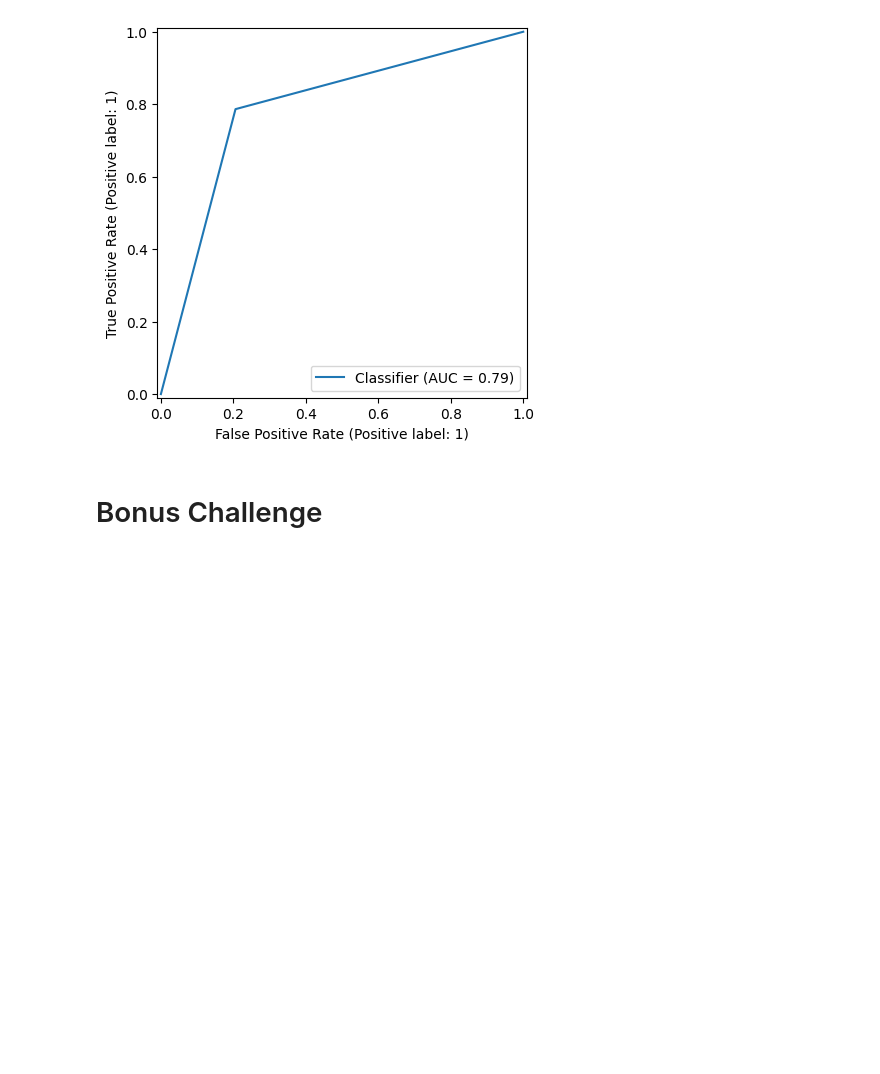
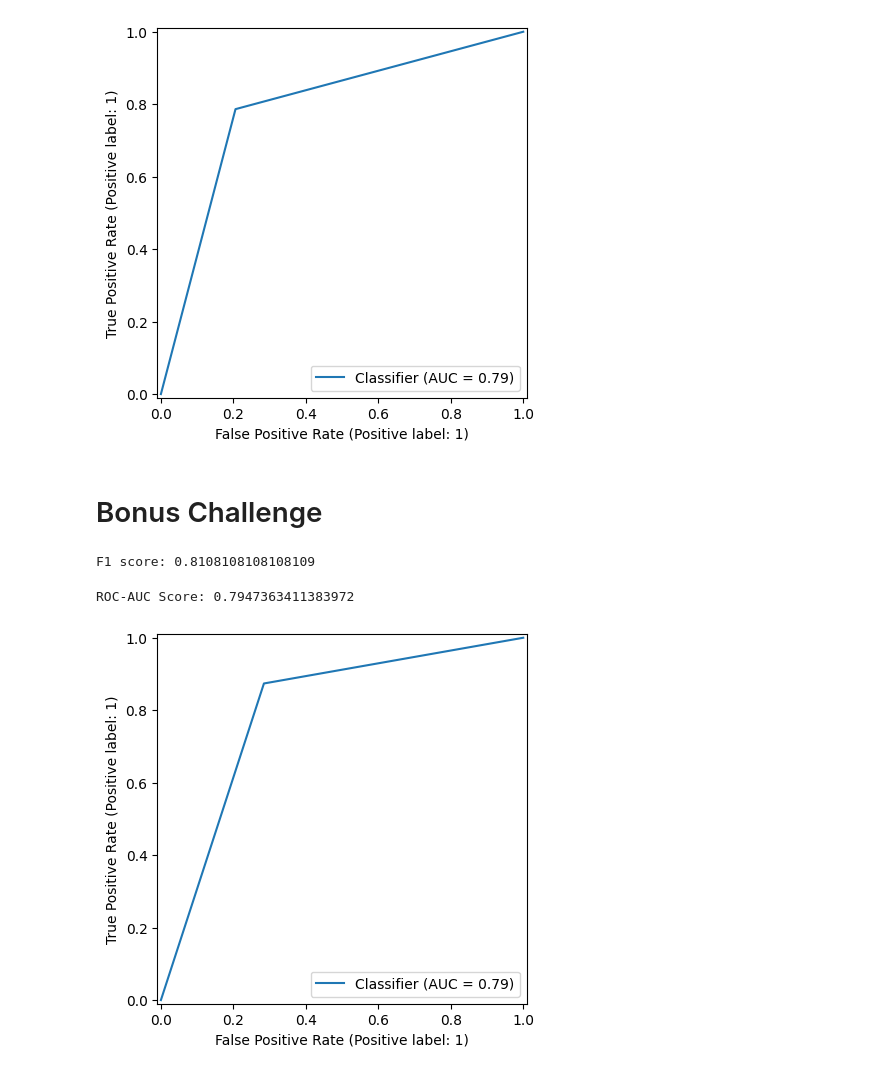
Before and after one commit to aBDULQADARmANASAWALA/AbdulqadarManasawala_techai_tasks, a Jupyter notebook: Abdulqadar_TechAI_Task_3.ipynb, the cells around one changed output. Cells and saved outputs as stored; diff of their text form; code cells hidden in the pictures; blank space fills up the shorter version.

```diff
--- a/Abdulqadar_TechAI_Task_3.ipynb
+++ b/Abdulqadar_TechAI_Task_3.ipynb
@@ -116,3 +157,27 @@ X3 = df.drop(columns=['target'])
 y3 = df['target']
 # %%
 X_train3, X_test3, y_train3, y_test3 = train_test_split(X3, y3, test_size=0.2, random_state=42)
+# %%
+# normalise / scaling data
+from sklearn.preprocessing import StandardScaler
+scaler = StandardScaler()
+
+X_train3_scaled = scaler.fit_transform(X_train3)
+X_test3_scaled = scaler.transform(X_test3)
+# %%
+log_model2 = LogisticRegression()
+log_model2.fit(X_train3_scaled, y_train3)
+y_pred3 = log_model2.predict(X_test3_scaled)
+# %%
+f1_2 = f1_score(y_test3, y_pred3)
+print(f'F1 score: {f1_2}')
+# %% [output]
+F1 score: 0.8108108108108109
+# %%
+roc_2 = roc_auc_score(y_test3, y_pred3)
+print(f'ROC-AUC Score: {roc_2}')
+RocCurveDisplay.from_predictions(y_test3, y_pred3)
+plt.show()
+# %% [output]
+ROC-AUC Score: 0.7947363411383972
+[figure, added]
```
Also changed, not shown: parts of 11 cells of this notebook.
